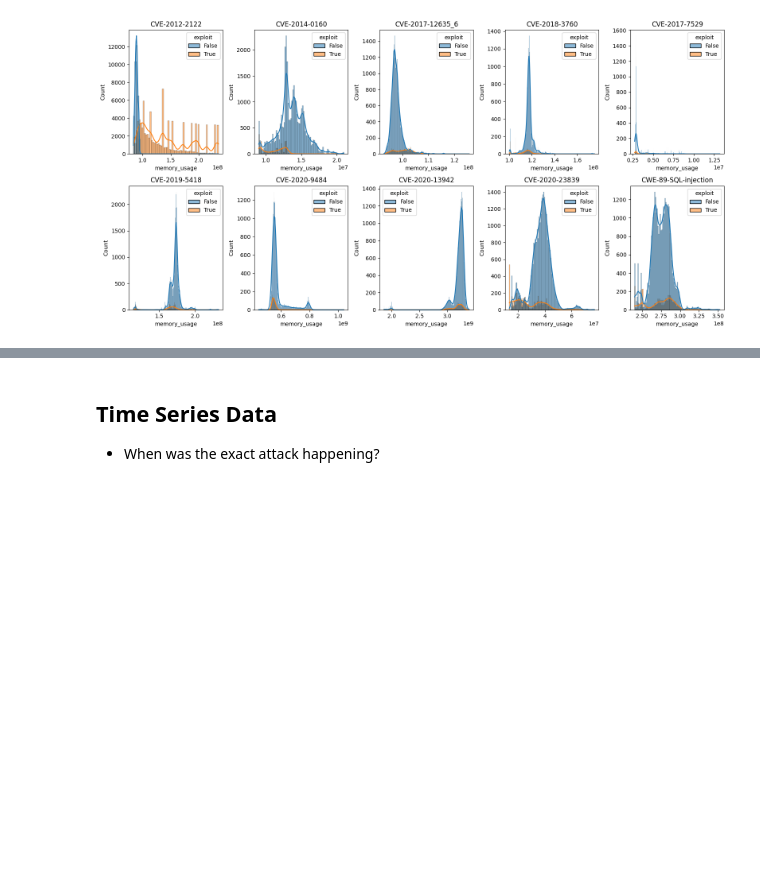
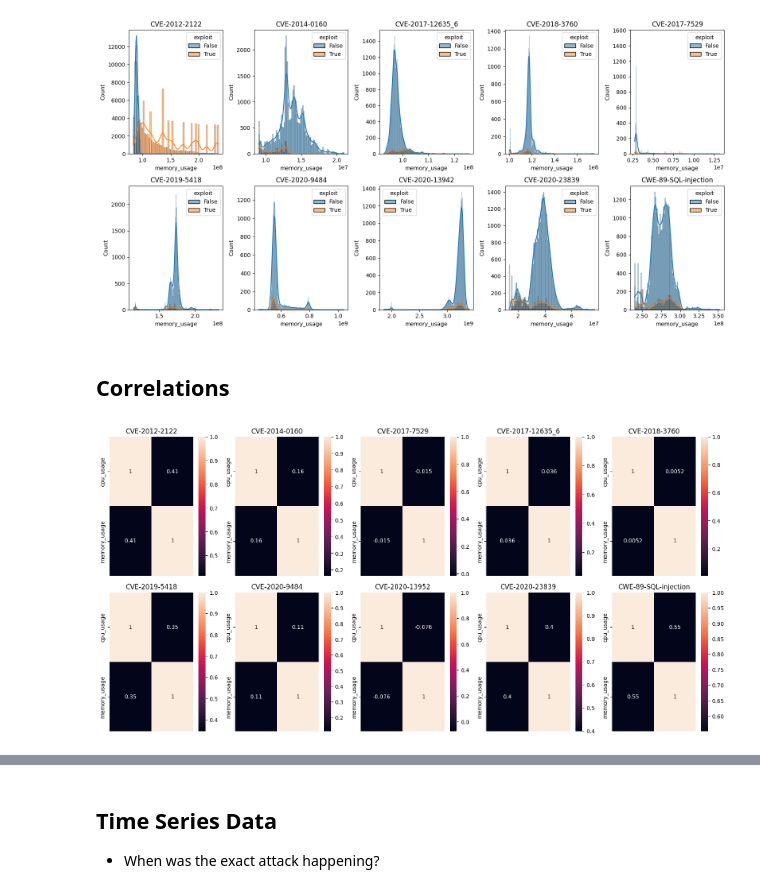
Before and after one commit to Janalytics94/anomaly-detection-software, a Jupyter notebook: src/notebooks/EDA.ipynb, the cells around one changed output, grey strips where cells are left out. Saved outputs shown, nothing was run; the diff lists cells and outputs as text; code cells hidden in the pictures; blank space fills up the shorter version.

```diff
--- a/src/notebooks/EDA.ipynb
+++ b/src/notebooks/EDA.ipynb
@@ -1131,2 +1131,36 @@ fig.savefig("../../src/plots/Histplots_memory_usage_sceanrios_test.png")
 # %% [output]
 [figure]
+# %% [markdown]
+## Correlations
+# %%
+# Train data
+fig, axes  = plt.subplots(2,5, sharex=False, figsize=(16,8))
+correlations = []
+for i in range(0,len(scenarios)):
+    data=train[train['scenario']==scenarios[i]][['cpu_usage', 'memory_usage']].corr()
+    correlations.append(data)
+sns.heatmap(correlations[0], annot=True, xticklabels=False, ax=axes[0,0])
+axes[0,0].title.set_text('CVE-2012-2122')
+sns.heatmap(correlations[1], annot=True, xticklabels=False, ax=axes[0,1])
+axes[0,1].title.set_text('CVE-2014-0160')
+sns.heatmap(correlations[2], annot=True, xticklabels=False, ax=axes[0,2])
+axes[0,2].title.set_text('CVE-2017-7529')
+sns.heatmap(correlations[3], annot=True, xticklabels=False, ax=axes[0,3])
+axes[0,3].title.set_text('CVE-2017-12635_6')
+sns.heatmap(correlations[4], annot=True, xticklabels=False, ax=axes[0,4])
+axes[0,4].title.set_text('CVE-2018-3760')
+sns.heatmap(correlations[5], annot=True, xticklabels=False, ax=axes[1,0])
+axes[1,0].title.set_text('CVE-2019-5418')
+sns.heatmap(correlations[6], annot=True, xticklabels=False, ax=axes[1,1])
+axes[1,1].title.set_text('CVE-2020-9484')
+sns.heatmap(correlations[7], annot=True, xticklabels=False, ax=axes[1,2])
+axes[1,2].title.set_text('CVE-2020-13952')
+sns.heatmap(correlations[8], annot=True, xticklabels=False, ax=axes[1,3])
+axes[1,3].title.set_text('CVE-2020-23839')
+sns.heatmap(correlations[9], annot=True, xticklabels=False, ax=axes[1,4])
+axes[1,4].title.set_text('CWE-89-SQL-injection')
+fig.tight_layout()
+plt.show()
+fig.savefig("../../src/plots/EDA/CORRELATION_Train.png")
+# %% [output]
+[figure, added]
```
Also changed, not shown: parts of 10 cells of this notebook, 23 other files.
